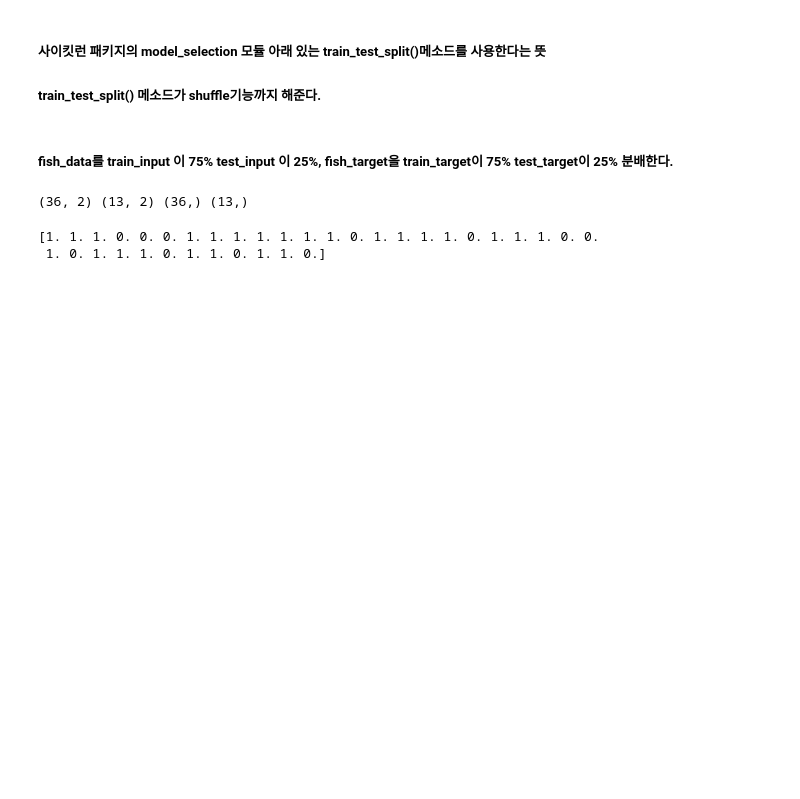
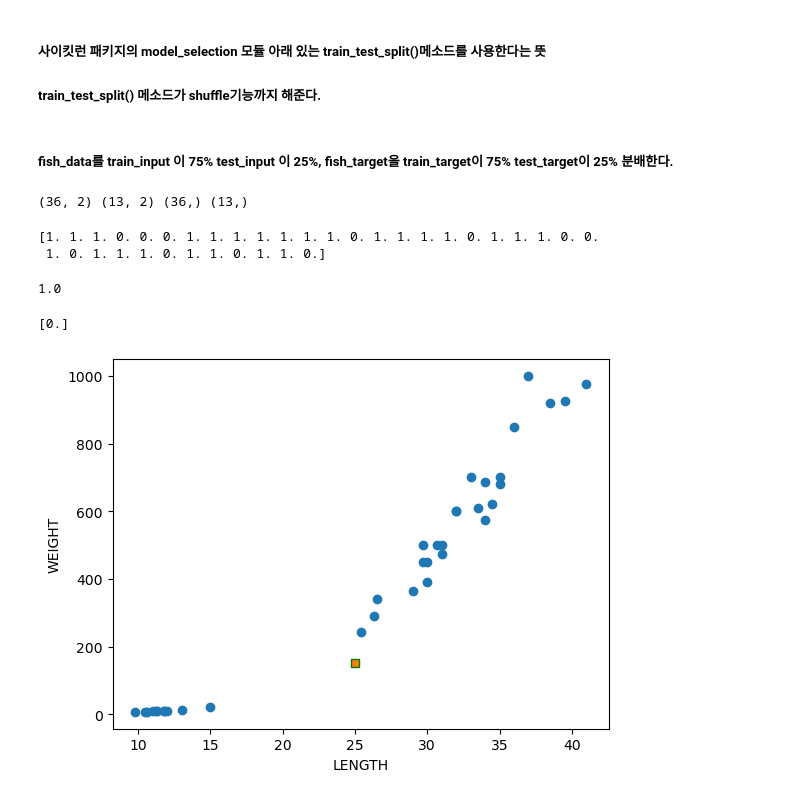
Before and after one commit to CleberYoo/AI_Drills_2023ver, a Jupyter notebook: data_preprocessing.ipynb, the cells around one changed output. Saved outputs shown, nothing was run; the diff lists cells and outputs as text; code cells hidden in the pictures; blank space fills up the shorter version.

```diff
--- a/data_preprocessing.ipynb
+++ b/data_preprocessing.ipynb
@@ -52,4 +50,21 @@ print(train_target)
  1. 0. 1. 1. 1. 0. 1. 1. 0. 1. 1. 0.]
 # %%
 from sklearn.neighbors import KNeighborsClassifier
-kn =
+kn = KNeighborsClassifier()
+kn.fit(train_input, train_target)
+kn.score(test_input, test_target)
+# %% [output]
+1.0
+# %%
+print(kn.predict([[25,150]]))
+# %% [output]
+[0.]
+# %%
+import matplotlib.pyplot as plt
+plt.scatter(train_input[:,0], train_input[:,1])
+plt.scatter(25, 150, marker="s",edgecolors="green")
+plt.xlabel("LENGTH")
+plt.ylabel("WEIGHT")
+plt.show()
+# %% [output]
+[figure, added]
```
Also changed, not shown: parts of 20 cells of this notebook.
